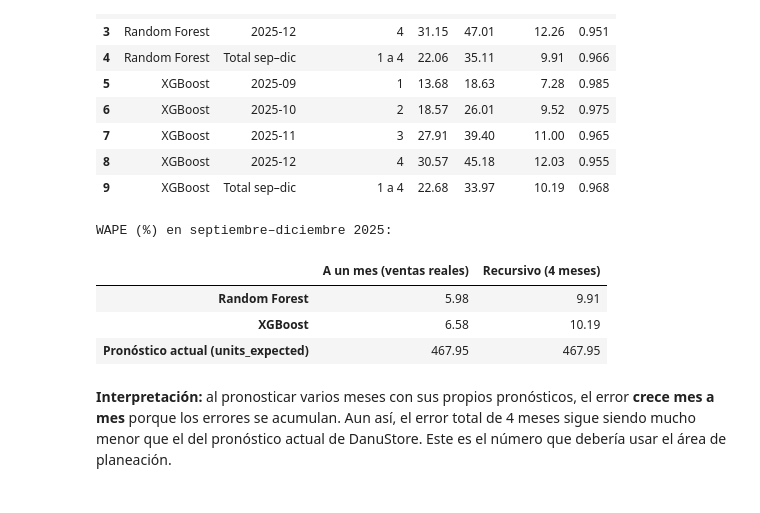
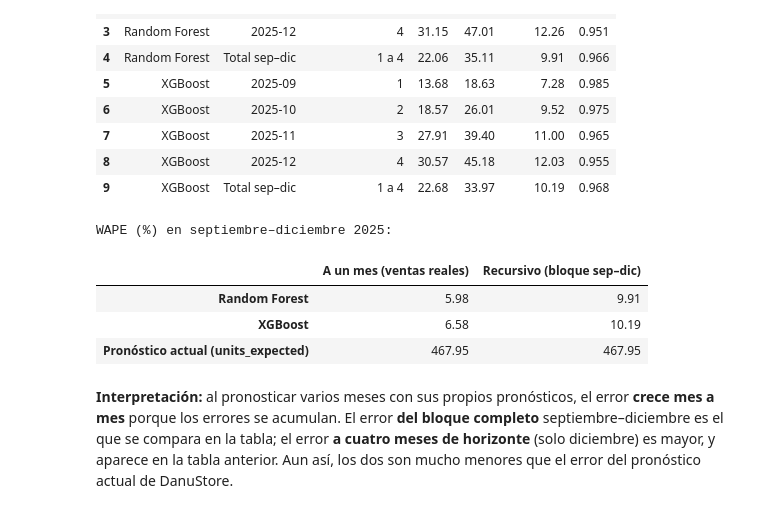
Before and after one commit to patatamanYT/no-entear, a Jupyter notebook: etapa_5_1_codigo/TI3002C_Etapa 5.1_Código ML_6_Jaime Hernández González.ipynb, the cells around one changed output. Saved outputs shown, nothing was run; the diff lists cells and outputs as text; code cells hidden in the pictures.

```diff
--- a/etapa_5_1_codigo/TI3002C_Etapa 5.1_Código ML_6_Jaime Hernández González.ipynb
+++ b/etapa_5_1_codigo/TI3002C_Etapa 5.1_Código ML_6_Jaime Hernández González.ipynb
@@ -498,17 +498,25 @@ for config in configuraciones_rf:
     modelo = RandomForestRegressor(**config, random_state=42, n_jobs=-1)
     modelo.fit(X[entrenamiento_val], y[entrenamiento_val])
     fila = evaluar(y[validacion], modelo.predict(X[validacion]))
-    fila.update({'Modelo': 'Random Forest', 'Hiperparámetros': ', '.join(f'{k}={v}' for k, v in config.items())})
+    fila.update({'Modelo': 'Random Forest', 'config': config})
     tabla_validacion.append(fila)
 
 for config in configuraciones_xgb:
     modelo = XGBRegressor(**config, random_state=42)
     modelo.fit(X[entrenamiento_val], y[entrenamiento_val])
     fila = evaluar(y[validacion], modelo.predict(X[validacion]))
-    fila.update({'Modelo': 'XGBoost', 'Hiperparámetros': ', '.join(f'{k}={v}' for k, v in config.items())})
+    fila.update({'Modelo': 'XGBoost', 'config': config})
     tabla_validacion.append(fila)
 
-tabla_validacion = pd.DataFrame(tabla_validacion)[['Modelo', 'Hiperparámetros', 'MAE', 'RMSE', 'WAPE (%)', 'R2']]
+tabla_validacion = pd.DataFrame(tabla_validacion)
+tabla_validacion['Hiperparámetros'] = tabla_validacion['config'].apply(lambda c: ', '.join(f'{k}={v}' for k, v in c.items()))
+
+# Elegir automáticamente la configuración con menor WAPE en validación
+mejor_config_rf = tabla_validacion[tabla_validacion['Modelo'] == 'Random Forest'].sort_values('WAPE (%)').iloc[0]['config']
+mejor_config_xgb = tabla_validacion[tabla_validacion['Modelo'] == 'XGBoost'].sort_values('WAPE (%)').iloc[0]['config']
+print('Configuración elegida para Random Forest:', mejor_config_rf)
+print('Configuración elegida para XGBoost:', mejor_config_xgb)
+
 print('Error en VALIDACIÓN (mayo–agosto 2025):')
-tabla_validacion.sort_values(['Modelo', 'WAPE (%)'])
+tabla_validacion.sort_values(['Modelo', 'WAPE (%)'])[['Modelo', 'Hiperparámetros', 'MAE', 'RMSE', 'WAPE (%)', 'R2']]
 # %% [output]
@@ -530,17 +540,17 @@ corte = '2025-09-01'
 entrenamiento = datos['fecha'] < corte
 prueba = datos['fecha'] >= corte
 
-mejor_rf = RandomForestRegressor(n_estimators=100, max_depth=None, min_samples_leaf=1, random_state=42, n_jobs=-1)
+mejor_rf = RandomForestRegressor(**mejor_config_rf, random_state=42, n_jobs=-1)
 mejor_rf.fit(X[entrenamiento], y[entrenamiento])
 
-mejor_xgb = XGBRegressor(n_estimators=800, learning_rate=0.03, max_depth=8, random_state=42)
+mejor_xgb = XGBRegressor(**mejor_config_xgb, random_state=42)
 mejor_xgb.fit(X[entrenamiento], y[entrenamiento])
 
 resultado = datos.loc[prueba, ['fecha', 'region', 'units_sold', 'units_expected']].copy()
 resultado['pronostico_rf'] = mejor_rf.predict(X[prueba])
 resultado['pronostico_xgb'] = mejor_xgb.predict(X[prueba])
 
-print('Resultado en la PRUEBA FINAL (septiembre–diciembre 2025):')
+print('Resultado en la prueba (septiembre–diciembre 2025):')
 print('Random Forest:', evaluar(resultado['units_sold'], resultado['pronostico_rf']))
 print('XGBoost:      ', evaluar(resultado['units_sold'], resultado['pronostico_xgb']))
 
@@ -662,8 +672,8 @@ grupos = {
     '4. Básicas + ventas pasadas + precio': basicas + rezagos + ['static_price'],
 }
 modelos = {
-    'Random Forest': lambda: RandomForestRegressor(n_estimators=100, random_state=42, n_jobs=-1),
-    'XGBoost': lambda: XGBRegressor(n_estimators=800, learning_rate=0.03, max_depth=8, random_state=42),
+    'Random Forest': lambda: RandomForestRegressor(**mejor_config_rf, random_state=42, n_jobs=-1),
+    'XGBoost': lambda: XGBRegressor(**mejor_config_xgb, random_state=42),
 }
 
 comparacion = []
@@ -750,21 +760,21 @@ tabla_recursiva
 # %%
 # Comparación: error a un mes vs. error recursivo (sep–dic 2025)
 resumen_rec = pd.DataFrame({
     'A un mes (ventas reales)': [evaluar(resultado['units_sold'], resultado['pronostico_rf'])['WAPE (%)'],
                                  evaluar(resultado['units_sold'], resultado['pronostico_xgb'])['WAPE (%)']],
-    'Recursivo (4 meses)': tabla_recursiva[tabla_recursiva['Mes'] == 'Total sep–dic']['WAPE (%)'].values,
+    'Recursivo (bloque sep–dic)': tabla_recursiva[tabla_recursiva['Mes'] == 'Total sep–dic']['WAPE (%)'].values,
 }, index=['Random Forest', 'XGBoost'])
 resumen_rec.loc['Pronóstico actual (units_expected)'] = evaluar(resultado['units_sold'], resultado['units_expected'])['WAPE (%)']
 print('WAPE (%) en septiembre–diciembre 2025:')
 resumen_rec
 # %% [output]
 WAPE (%) en septiembre–diciembre 2025:
-|  | A un mes (ventas reales) | Recursivo (4 meses) |
+|  | A un mes (ventas reales) | Recursivo (bloque sep–dic) |
 | Random Forest | 5.98 | 9.91 |
 | XGBoost | 6.58 | 10.19 |
 | Pronóstico actual (units_expected) | 467.95 | 467.95 |
 # %% [markdown]
-**Interpretación:** al pronosticar varios meses con sus propios pronósticos, el error **crece mes a mes** porque los errores se acumulan. Aun así, el error total de 4 meses sigue siendo mucho menor que el del pronóstico actual de DanuStore. Este es el número que debería usar el área de planeación.
+**Interpretación:** al pronosticar varios meses con sus propios pronósticos, el error **crece mes a mes** porque los errores se acumulan. El error **del bloque completo** septiembre–diciembre es el que se compara en la tabla; el error **a cuatro meses de horizonte** (solo diciembre) es mayor, y aparece en la tabla anterior. Aun así, los dos son mucho menores que el error del pronóstico actual de DanuStore.
 # %% [markdown]
 ## 14. Conclusiones
 **Resultados por partición (WAPE a un mes):**
```
Also changed, not shown: parts of 9 cells of this notebook, 2 other files.
